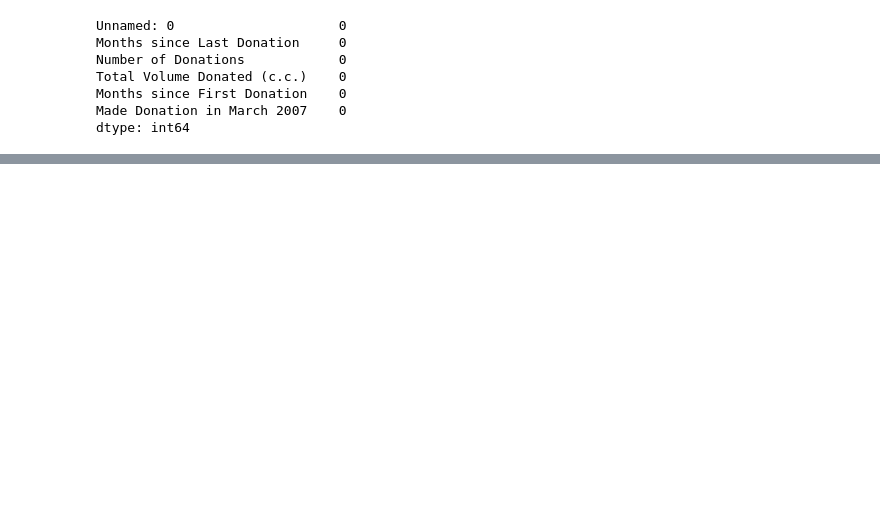
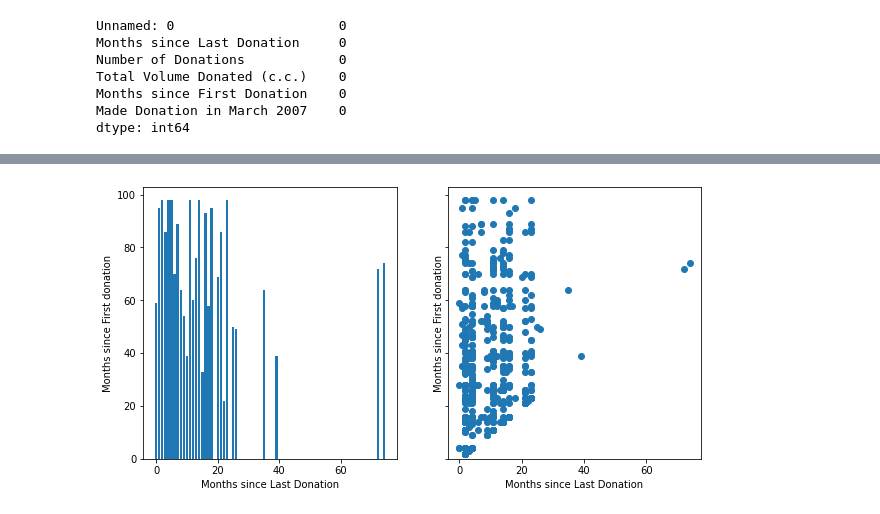
Before and after one commit to Radbanks/Prediction-Models, a Jupyter notebook: Blood_Donation.ipynb, the cells around one changed output, grey strips where cells are left out. Saved outputs shown, nothing was run; the diff lists cells and outputs as text; code cells hidden in the pictures; blank space fills up the shorter version.

```diff
--- a/Blood_Donation.ipynb
+++ b/Blood_Donation.ipynb
@@ -171,0 +212,17 @@ SyntaxError: invalid syntax (<ipython-input-9-ef4a2c5b43b8>, line 2)
+# %%
+fig, axs = plt.subplots(1,2,figsize=(10,5),sharey = True)
+
+#first plot
+axs[0].bar(df.msld, df.msfd)
+
+axs[0].set_xlabel('Months since Last Donation')
+axs[0].set_ylabel('Months since First donation')
+
+#second plot
+axs[1].scatter(df.msld, df.msfd)
+
+axs[1].set_xlabel('Months since Last Donation')
+axs[1].set_ylabel('Months since First donation')
+plt.show()
+# %% [output]
+[figure, added]
```
Also changed, not shown: parts of 10 cells of this notebook.
